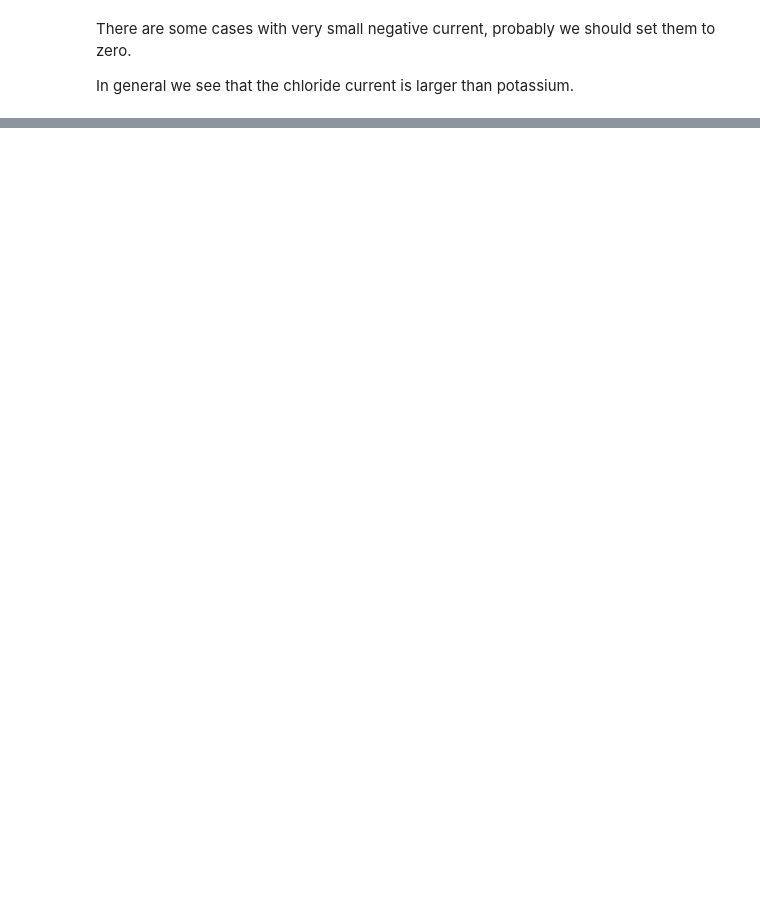
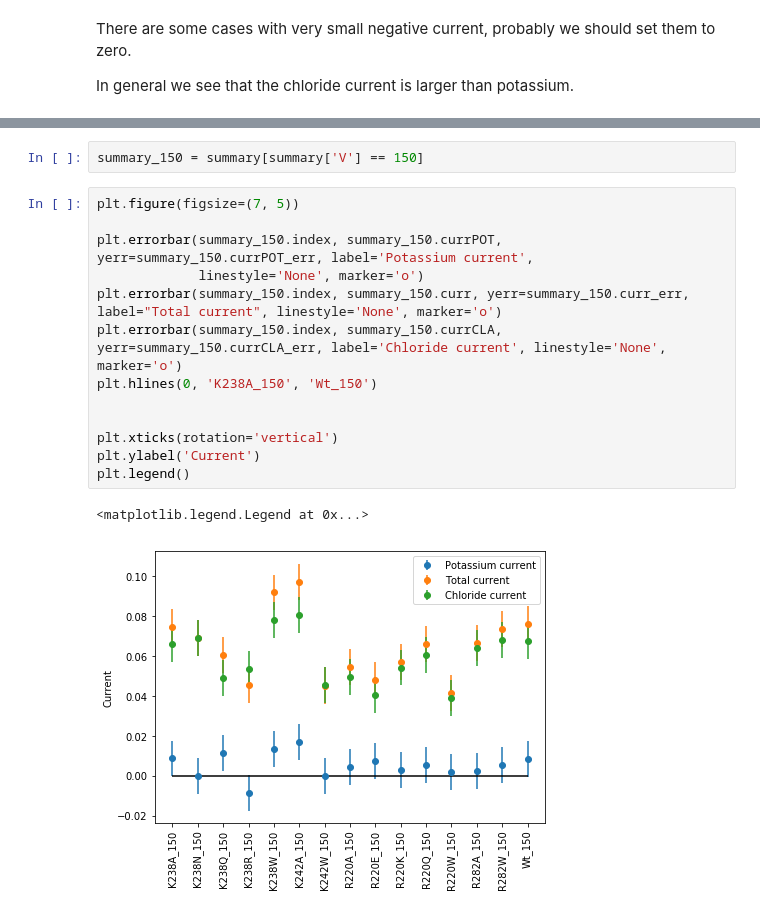
Before and after one commit to Aleva14/aerolysin, a Jupyter notebook: Currents.ipynb, the cells around one changed output, grey strips where cells are left out. Drawn from its saved outputs; the diff is of its cells as text; blank space fills up the shorter version.

```diff
--- a/Currents.ipynb
+++ b/Currents.ipynb
@@ -143,0 +154,18 @@ plt.legend()
+# %%
+summary_150 = summary[summary['V'] == 150]
+# %%
+plt.figure(figsize=(7, 5))
+
+plt.errorbar(summary_150.index, summary_150.currPOT, yerr=summary_150.currPOT_err, label='Potassium current',
+             linestyle='None', marker='o')
+plt.errorbar(summary_150.index, summary_150.curr, yerr=summary_150.curr_err, label="Total current", linestyle='None', marker='o')
+plt.errorbar(summary_150.index, summary_150.currCLA, yerr=summary_150.currCLA_err, label='Chloride current', linestyle='None', marker='o')
+plt.hlines(0, 'K238A_150', 'Wt_150')
+
+
+plt.xticks(rotation='vertical')
+plt.ylabel('Current')
+plt.legend()
+# %% [output]
+<matplotlib.legend.Legend at 0x...>
+[figure, added]
```
Also changed, not shown: parts of 8 cells of this notebook.
